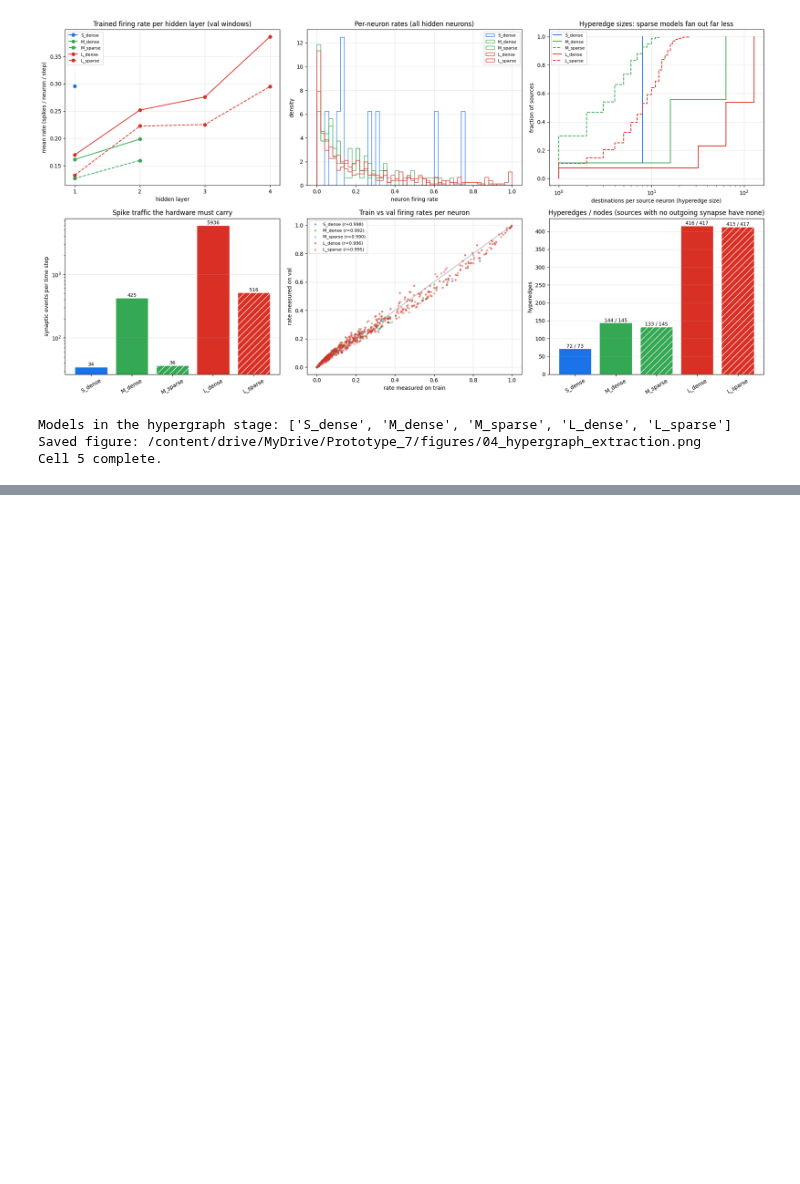
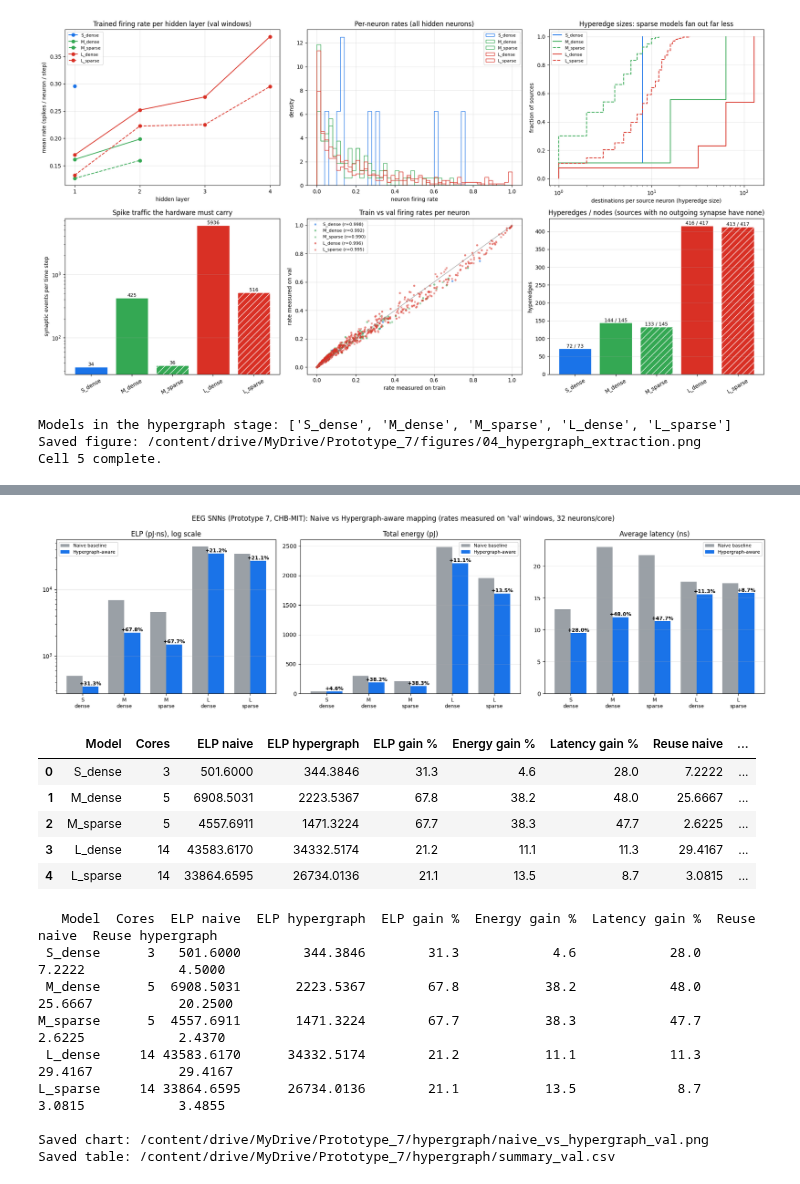
Before and after one commit to rishav-singh15/SNN-Seizure-Detection, a Jupyter notebook: notebooks/step_D_hypergraph_mapping.ipynb, the cells around one changed output, grey strips where cells are left out. Cells and saved outputs as stored; diff of their text form; code cells hidden in the pictures; blank space fills up the shorter version.

```diff
--- a/notebooks/step_D_hypergraph_mapping.ipynb
+++ b/notebooks/step_D_hypergraph_mapping.ipynb
@@ -1147,0 +1589,72 @@ Cell 5 complete.
+# %%
+# ===================== CELL 10: Final comparison chart (Naive vs Hypergraph) =====================
+import matplotlib.pyplot as plt
+import pandas as pd
+from IPython.display import display
+
+names = list(head_to_head.keys())
+metrics = [("Energy-Latency Product", "ELP (pJ·ns), log scale", True),
+           ("Total Energy (pJ)", "Total energy (pJ)", False),
+           ("Average Latency (ns)", "Average latency (ns)", False)]
+
+x = np.arange(len(names))
+w = 0.38
+fig, axes = plt.subplots(1, 3, figsize=(18, 5))
+
+for ax, (key, title, logy) in zip(axes, metrics):
+    base = [head_to_head[n]["naive"][key] for n in names]
+    opt  = [head_to_head[n]["hypergraph"][key] for n in names]
+    b1 = ax.bar(x - w/2, base, w, label="Naive baseline", color="#9aa0a6")
+    b2 = ax.bar(x + w/2, opt,  w, label="Hypergraph-aware", color="#1a73e8")
+    if logy: ax.set_yscale("log")
+    for i, (b, o) in enumerate(zip(base, opt)):
+        pct = (b - o) / b * 100 if b else 0
+        ax.text(x[i] + w/2, o, f"{pct:+.1f}%", ha="center", va="bottom", fontsize=9, fontweight="bold")
+    ax.set_xticks(x)
+    ax.set_xticklabels([n.replace("_", "\n", 1) for n in names], fontsize=9)
+    ax.set_title(title)
+    ax.grid(axis="y", alpha=0.3)
+    ax.legend(fontsize=8)
+
+fig.suptitle(f"EEG SNNs (Prototype 7, CHB-MIT): Naive vs Hypergraph-aware mapping "
+             f"(rates measured on '{HG_SPLIT}' windows, {MAX_NEURONS_PER_CORE} neurons/core)", fontsize=12)
+plt.tight_layout()
+png_path = os.path.join(OUT_DIR, f"naive_vs_hypergraph_{HG_SPLIT}.png")
+plt.savefig(png_path, dpi=200, bbox_inches="tight")
+plt.show()
+
+# ---------- Summary table + CSV ----------
+rows = []
+for n in names:
+    b, o = head_to_head[n]["naive"], head_to_head[n]["hypergraph"]
+    rows.append({
+        "Model": n, "Cores": o["Cores"],
+        "ELP naive": b["Energy-Latency Product"], "ELP hypergraph": o["Energy-Latency Product"],
+        "ELP gain %": round((b["Energy-Latency Product"] - o["Energy-Latency Product"]) / b["Energy-Latency Product"] * 100, 1),
+        "Energy gain %": round((b["Total Energy (pJ)"] - o["Total Energy (pJ)"]) / b["Total Energy (pJ)"] * 100, 1),
+        "Latency gain %": round((b["Average Latency (ns)"] - o["Average Latency (ns)"]) / b["Average Latency (ns)"] * 100, 1),
+        "Reuse naive": b["Synaptic Reuse"], "Reuse hypergraph": o["Synaptic Reuse"],
+    })
+df_summary = pd.DataFrame(rows)
+csv_path = os.path.join(OUT_DIR, f"summary_{HG_SPLIT}.csv")
+df_summary.to_csv(csv_path, index=False)
+display(df_summary)
+print(df_summary.to_string(index=False))
+print(f"\nSaved chart: {png_path}\nSaved table: {csv_path}")
+# %% [output]
+[figure, added]
+|  | Model | Cores | ELP naive | ELP hypergraph | ELP gain % | Energy gain % | Latency gain % | Reuse naive | ... |
+| 0 | S_dense | 3 | 501.6000 | 344.3846 | 31.3 | 4.6 | 28.0 | 7.2222 | ... |
+| 1 | M_dense | 5 | 6908.5031 | 2223.5367 | 67.8 | 38.2 | 48.0 | 25.6667 | ... |
+| 2 | M_sparse | 5 | 4557.6911 | 1471.3224 | 67.7 | 38.3 | 47.7 | 2.6225 | ... |
+| 3 | L_dense | 14 | 43583.6170 | 34332.5174 | 21.2 | 11.1 | 11.3 | 29.4167 | ... |
+| 4 | L_sparse | 14 | 33864.6595 | 26734.0136 | 21.1 | 13.5 | 8.7 | 3.0815 | ... |
+   Model  Cores  ELP naive  ELP hypergraph  ELP gain %  Energy gain %  Latency gain %  Reuse naive  Reuse hypergraph
+ S_dense      3   501.6000        344.3846        31.3            4.6            28.0       7.2222            4.5000
+ M_dense      5  6908.5031       2223.5367        67.8           38.2            48.0      25.6667           20.2500
+M_sparse      5  4557.6911       1471.3224        67.7           38.3            47.7       2.6225            2.4370
+ L_dense     14 43583.6170      34332.5174        21.2           11.1            11.3      29.4167           29.4167
+L_sparse     14 33864.6595      26734.0136        21.1           13.5             8.7       3.0815            3.4855
+
+Saved chart: /content/drive/MyDrive/Prototype_7/hypergraph/naive_vs_hypergraph_val.png
+Saved table: /content/drive/MyDrive/Prototype_7/hypergraph/summary_val.csv
```
Also changed, not shown: parts of 6 cells of this notebook.
